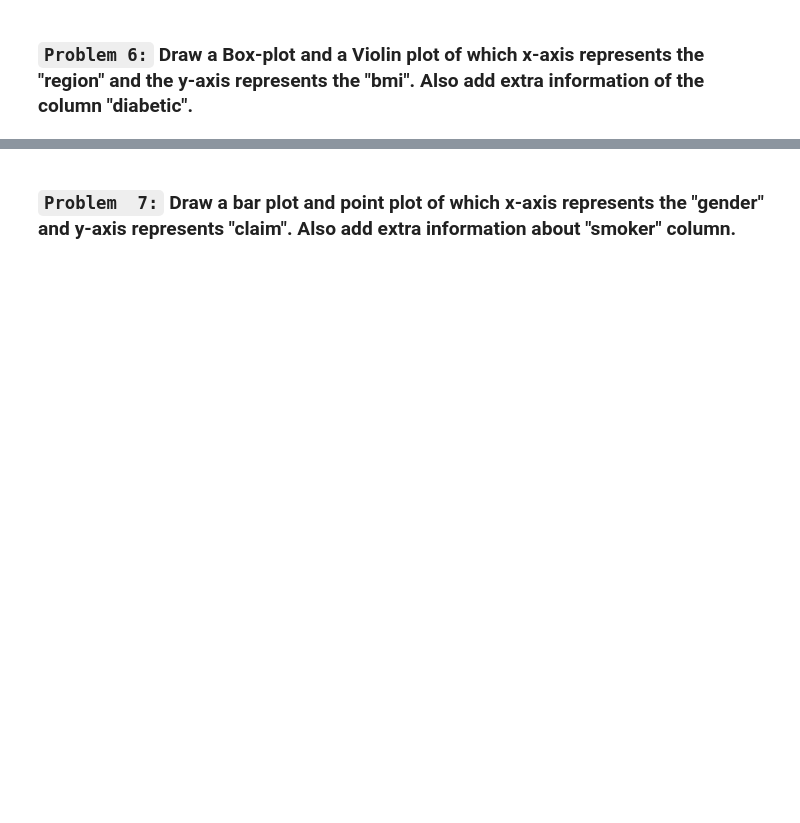
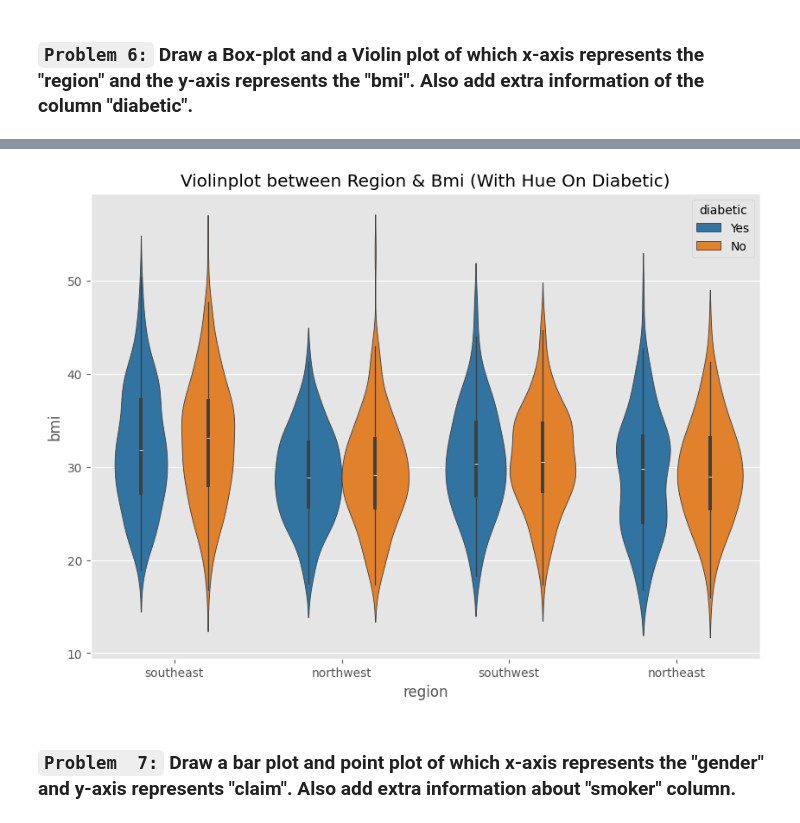
Before and after one commit to ShehrazSarwar/Python-Data-Analysis, a Jupyter notebook: Advanced Seaborn/Task_P2.ipynb, the cells around one changed output, grey strips where cells are left out. Saved outputs shown, nothing was run; the diff lists cells and outputs as text; code cells hidden in the pictures; blank space fills up the shorter version.

```diff
--- a/Advanced Seaborn/Task_P2.ipynb
+++ b/Advanced Seaborn/Task_P2.ipynb
@@ -127,2 +172,13 @@ plt.show()
+# %%
+# violinplot
+plt.figure(figsize=(10,7))
+sns.violinplot(data=df2, x='region', y='bmi',
+               hue='diabetic',
+               palette='tab10',
+               )
+plt.title('Violinplot between Region & Bmi (With Hue On Diabetic)')
+plt.show()
+# %% [output]
+[figure, added]
 # %% [markdown]
 ### **`Problem  7:`** Draw a bar plot and point plot of which x-axis represents the "gender" and y-axis represents "claim". Also add extra information about "smoker" column.
```
Also changed, not shown: parts of 12 cells of this notebook.
